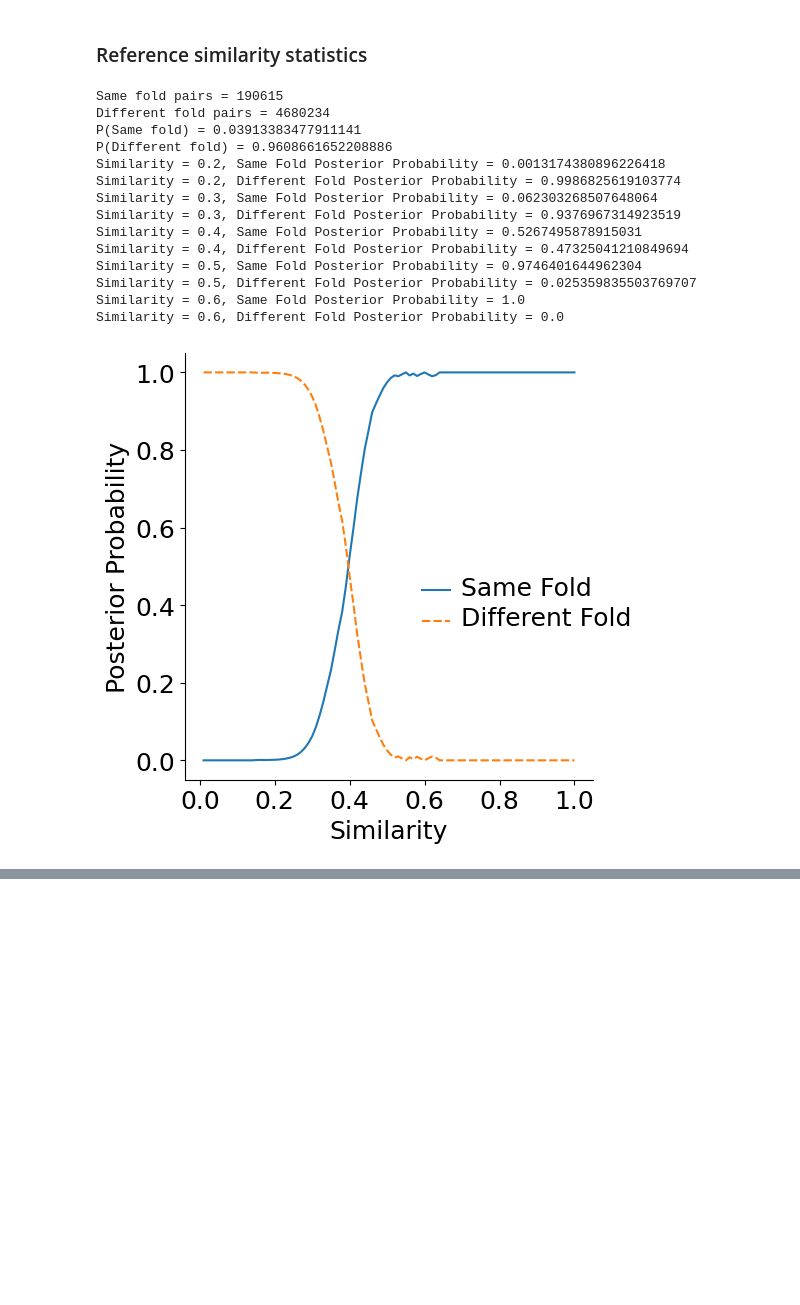
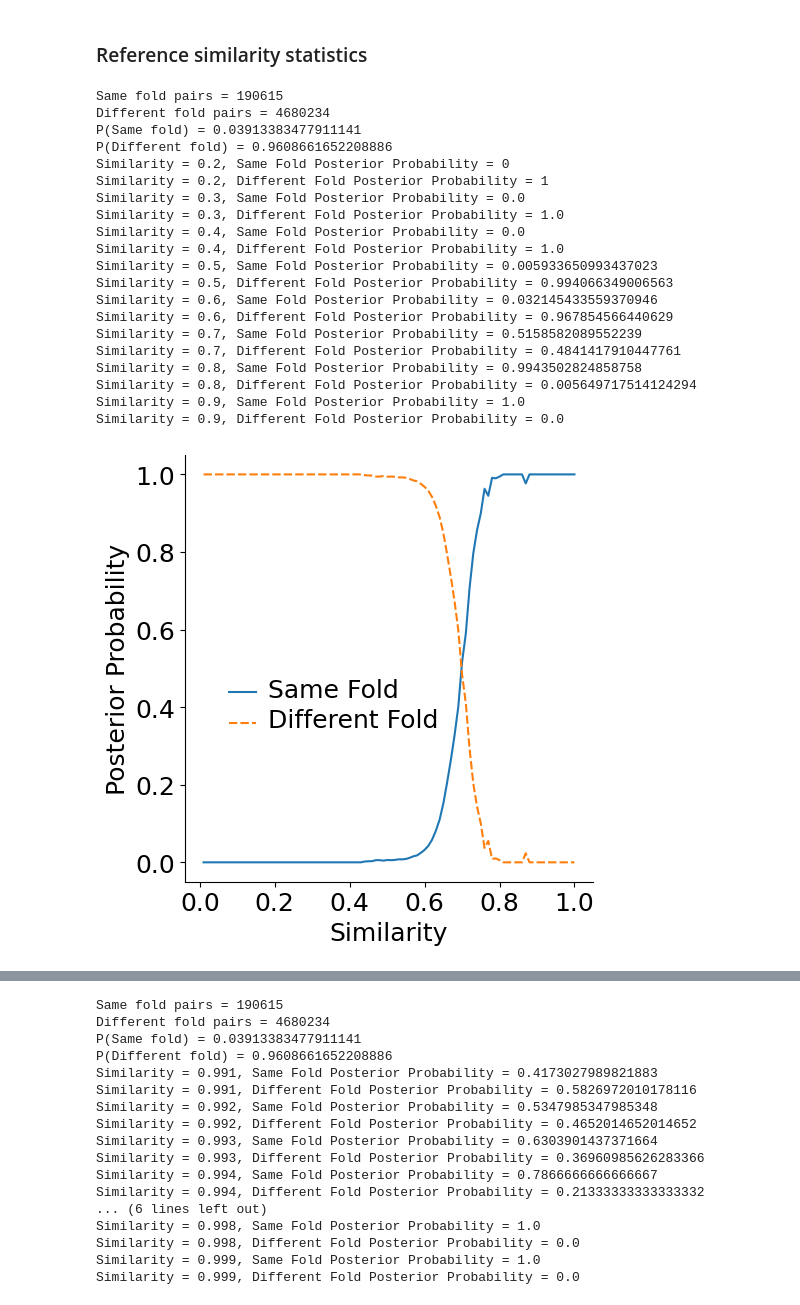
Before and after one commit to maovshao/PLMSearch, a Jupyter notebook: main.ipynb, the cells around one changed output, grey strips where cells are left out. Cells and saved outputs as stored; diff of their text form; code cells hidden in the pictures; blank space fills up the shorter version.

```diff
--- a/main.ipynb
+++ b/main.ipynb
@@ -531,30 +897,42 @@ plddt_statistics(protein_list_path, fig_name)
 # %%
 """
 Created on 2021/12/28
 @author liuwei
 """
 import sys
 sys.path.append("./plmsearch/")
 from plmsearch.plmsearch_util.statistics_util import scope_similarity_statistics
 
 # Scope_similarity_statistics
-similarity_file = "./plmsearch_data/scope_test/prefilter_result/ss_predictor"
+similarity_file = "./plmsearch_data/scope_test/search_result/ss_predictor"
 fold_file = "./plmsearch_data/scope_test/scop_lookup.tsv"
-plot_name = "./scientist_figures/scope_similarity_statistics"
-scope_similarity_statistics(similarity_file, fold_file, plot_name)
+check_set = set((0.2, 0.3, 0.4, 0.5, 0.6, 0.7, 0.8, 0.9))
+scope_similarity_statistics(similarity_file, fold_file, check_set)
+
+# Scope_similarity_statistics
+similarity_file = "./plmsearch_data/scope_test/search_result/cos"
+fold_file = "./plmsearch_data/scope_test/scop_lookup.tsv"
+check_set = set((0.991, 0.992, 0.993, 0.994, 0.995, 0.996, 0.997, 0.998, 0.999))
+scope_similarity_statistics(similarity_file, fold_file, check_set)
 # %% [output]
 Same fold pairs = 190615
 Different fold pairs = 4680234
 P(Same fold) = 0.03913383477911141
 P(Different fold) = 0.9608661652208886
-Similarity = 0.2, Same Fold Posterior Probability = 0.0013174380896226418
-Similarity = 0.2, Different Fold Posterior Probability = 0.9986825619103774
-Similarity = 0.3, Same Fold Posterior Probability = 0.062303268507648064
-Similarity = 0.3, Different Fold Posterior Probability = 0.9376967314923519
-Similarity = 0.4, Same Fold Posterior Probability = 0.5267495878915031
-Similarity = 0.4, Different Fold Posterior Probability = 0.47325041210849694
-Similarity = 0.5, Same Fold Posterior Probability = 0.9746401644962304
-Similarity = 0.5, Different Fold Posterior Probability = 0.025359835503769707
-Similarity = 0.6, Same Fold Posterior Probability = 1.0
-Similarity = 0.6, Different Fold Posterior Probability = 0.0
+Similarity = 0.2, Same Fold Posterior Probability = 0
+Similarity = 0.2, Different Fold Posterior Probability = 1
+Similarity = 0.3, Same Fold Posterior Probability = 0.0
+Similarity = 0.3, Different Fold Posterior Probability = 1.0
+Similarity = 0.4, Same Fold Posterior Probability = 0.0
+Similarity = 0.4, Different Fold Posterior Probability = 1.0
+Similarity = 0.5, Same Fold Posterior Probability = 0.005933650993437023
+Similarity = 0.5, Different Fold Posterior Probability = 0.994066349006563
+Similarity = 0.6, Same Fold Posterior Probability = 0.032145433559370946
+Similarity = 0.6, Different Fold Posterior Probability = 0.967854566440629
+Similarity = 0.7, Same Fold Posterior Probability = 0.5158582089552239
+Similarity = 0.7, Different Fold Posterior Probability = 0.4841417910447761
+Similarity = 0.8, Same Fold Posterior Probability = 0.9943502824858758
+Similarity = 0.8, Different Fold Posterior Probability = 0.005649717514124294
+Similarity = 0.9, Same Fold Posterior Probability = 1.0
+Similarity = 0.9, Different Fold Posterior Probability = 0.0
-[figure, old version]
+[figure, new version]
@@ -561,0 +940,17 @@ Similarity = 0.6, Different Fold Posterior Probability = 0.0
+Same fold pairs = 190615
+Different fold pairs = 4680234
+P(Same fold) = 0.03913383477911141
+P(Different fold) = 0.9608661652208886
+Similarity = 0.991, Same Fold Posterior Probability = 0.4173027989821883
+Similarity = 0.991, Different Fold Posterior Probability = 0.5826972010178116
+Similarity = 0.992, Same Fold Posterior Probability = 0.5347985347985348
+Similarity = 0.992, Different Fold Posterior Probability = 0.4652014652014652
+Similarity = 0.993, Same Fold Posterior Probability = 0.6303901437371664
+Similarity = 0.993, Different Fold Posterior Probability = 0.36960985626283366
+Similarity = 0.994, Same Fold Posterior Probability = 0.7866666666666667
+Similarity = 0.994, Different Fold Posterior Probability = 0.21333333333333332
+... (6 lines left out)
+Similarity = 0.998, Same Fold Posterior Probability = 1.0
+Similarity = 0.998, Different Fold Posterior Probability = 0.0
+Similarity = 0.999, Same Fold Posterior Probability = 1.0
+Similarity = 0.999, Different Fold Posterior Probability = 0.0
```
Also changed, not shown: parts of 40 cells of this notebook, 51 other files.
